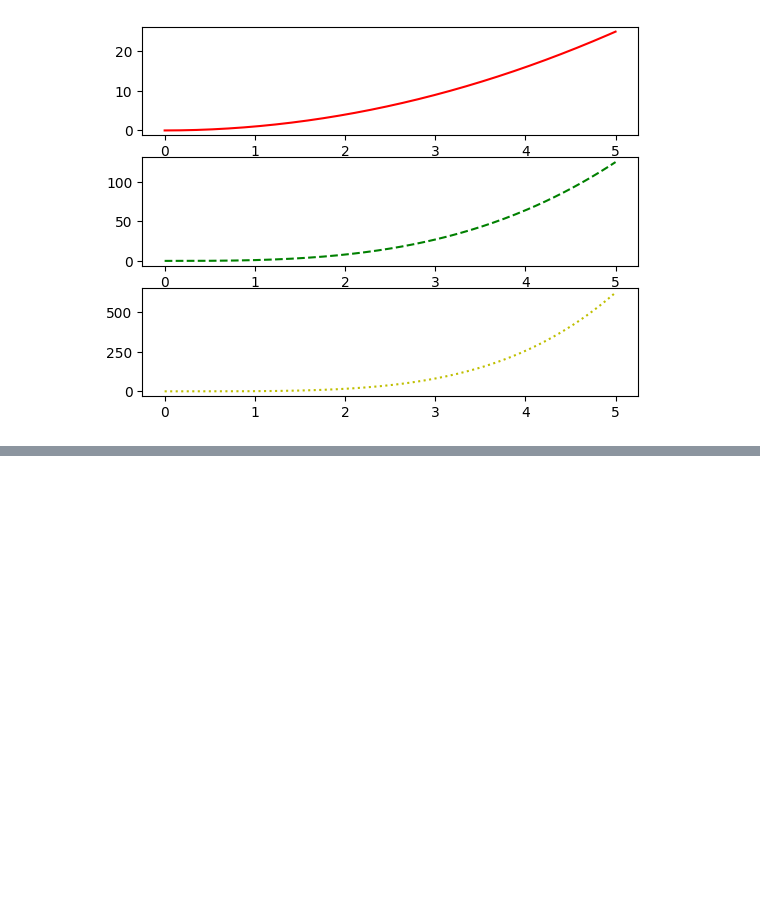
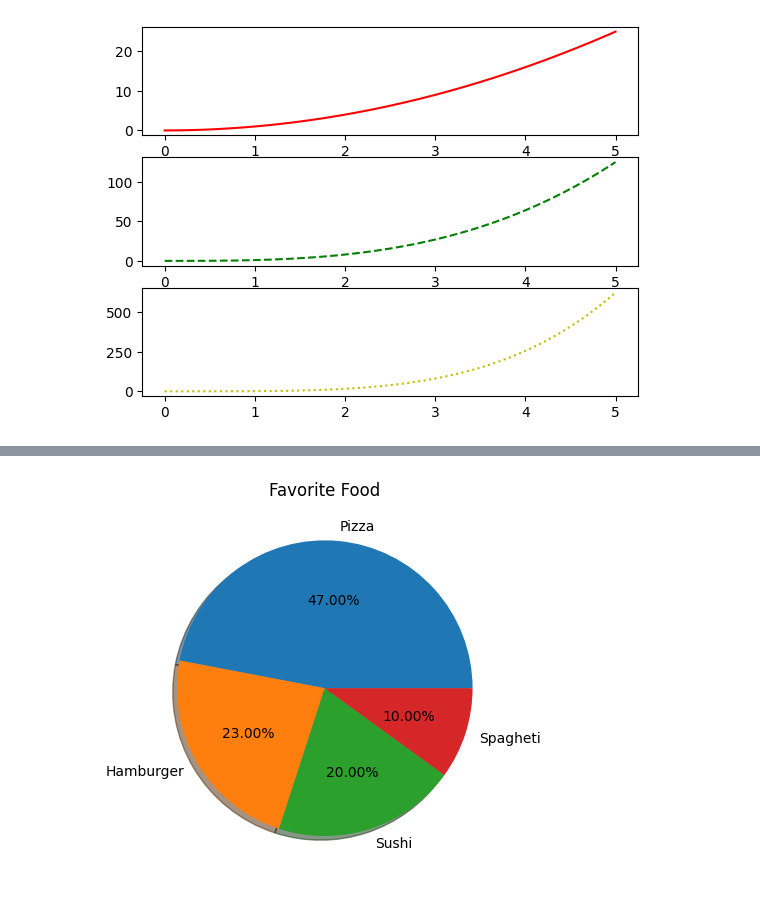
Before and after one commit to SteveHHuang/Cam, a Jupyter notebook: Day8.ipynb, the cells around one changed output, grey strips where cells are left out. Cells and saved outputs as stored; diff of their text form; code cells hidden in the pictures; blank space fills up the shorter version.

```diff
--- a/Day8.ipynb
+++ b/Day8.ipynb
@@ -70,0 +111,10 @@ plt.show()
+# %%
+# Pie chart
+labels = ( 'Pizza' , 'Hamburger' , 'Sushi' , 'Spagheti' )
+values = ( 47 , 23 , 20 , 10 )
+plt.pie(values, labels =labels,
+autopct = "%.2f%%" , shadow = True )
+plt.title( "Favorite Food" )
+plt.show()
+# %% [output]
+[figure, added]
```
Also changed, not shown: parts of 2 cells of this notebook.
